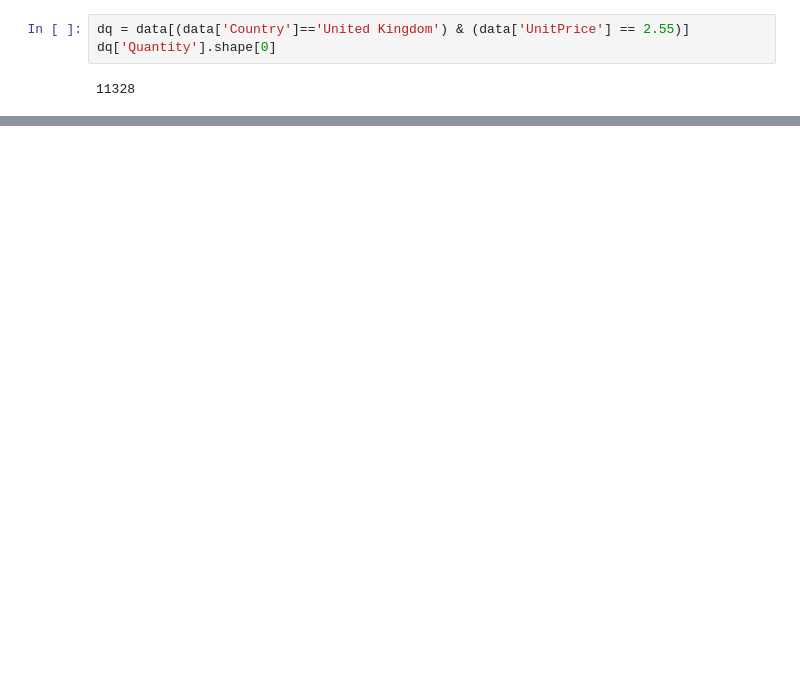
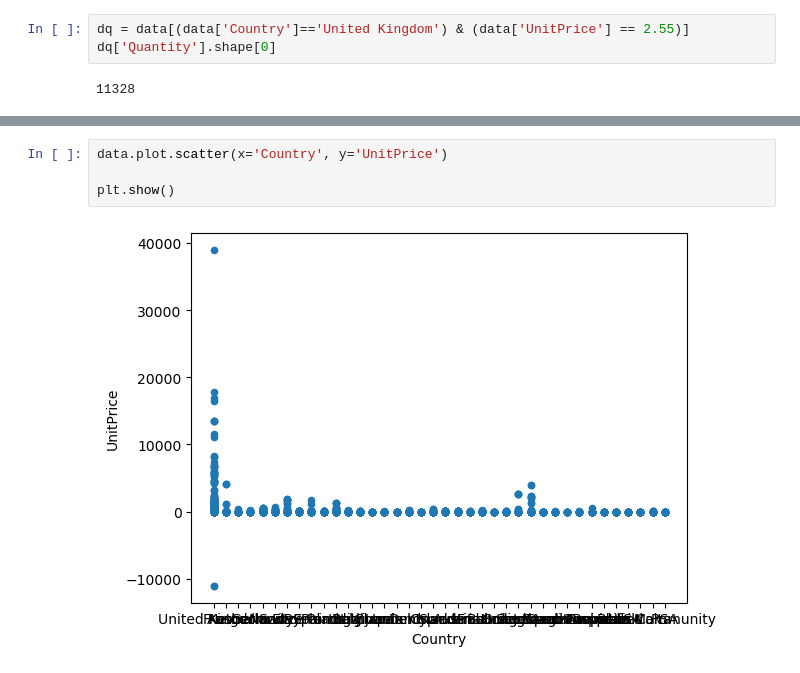
Before and after one commit to Abhilashg11/hustle_ML, a Jupyter notebook: EDA/e_commerece_EDA.ipynb, the cells around one changed output, grey strips where cells are left out. Drawn from its saved outputs; the diff is of its cells as text; blank space fills up the shorter version.

```diff
--- a/EDA/e_commerece_EDA.ipynb
+++ b/EDA/e_commerece_EDA.ipynb
@@ -152,0 +158,6 @@ dq['Quantity'].shape[0]
+# %%
+data.plot.scatter(x='Country', y='UnitPrice')
+
+plt.show()
+# %% [output]
+[figure, added]
```
Also changed, not shown: parts of 3 cells of this notebook, 3 other files.
